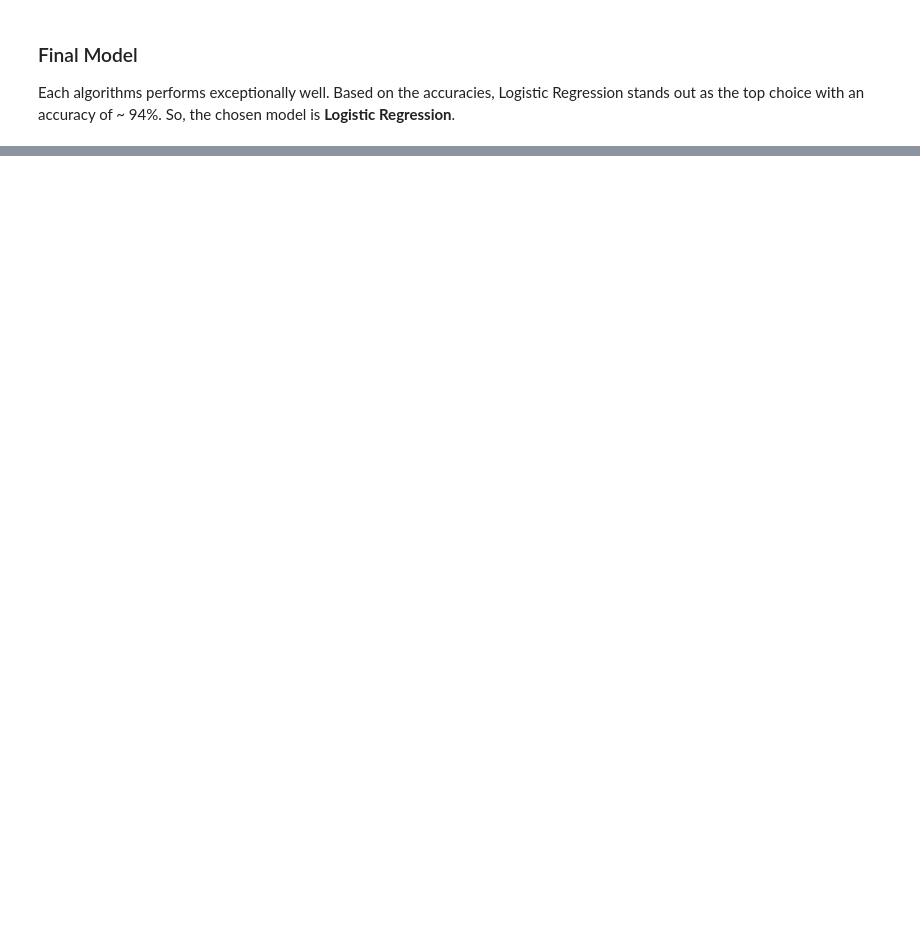
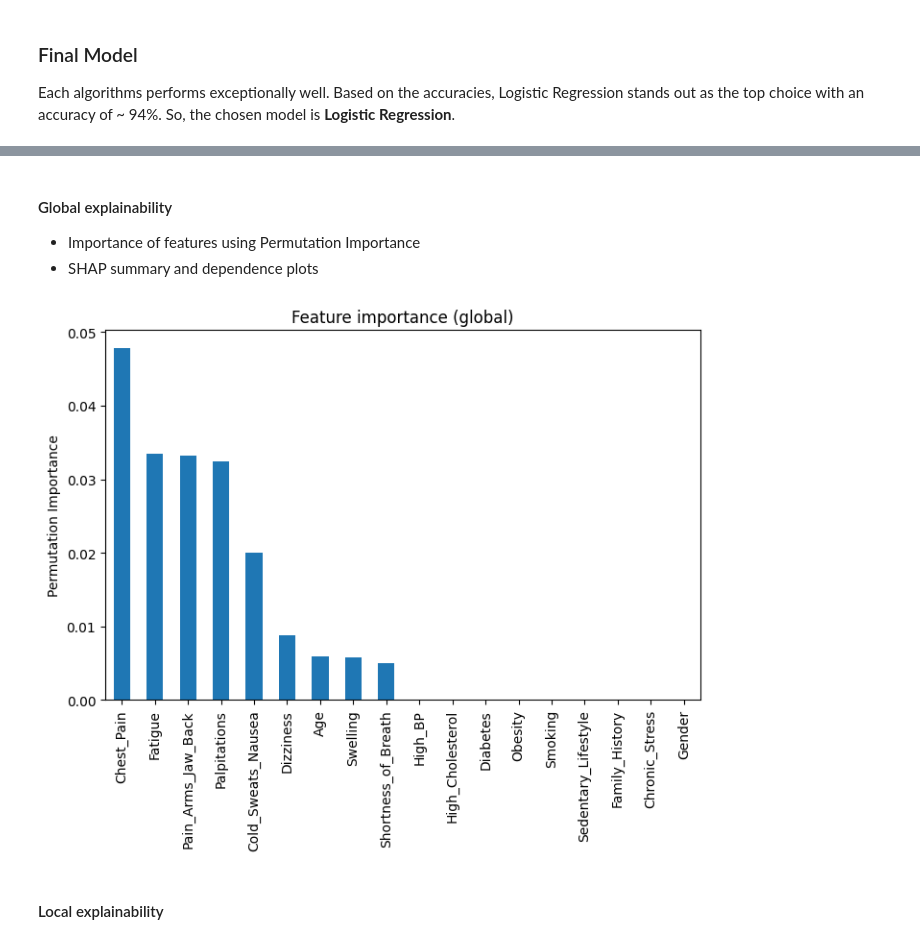
Before and after one commit to popalexr/Heart-disease-risk-prediction, a Jupyter notebook: notebook.ipynb, the cells around one changed output, grey strips where cells are left out. Saved outputs shown, nothing was run; the diff lists cells and outputs as text; code cells hidden in the pictures; blank space fills up the shorter version.

```diff
--- a/notebook.ipynb
+++ b/notebook.ipynb
@@ -423,3 +433,10 @@ from sklearn.ensemble import RandomForestClassifier
+# %%
+X_train, X_test, y_train, y_test = train_test_split(
+    X,
+    y,
+    test_size=0.5,
+    shuffle=False,
+)
 # %% [markdown]
 #### Define and train the model
 # %%
@@ -539,0 +650,5 @@ Each algorithms performs exceptionally well. Based on the accuracies, Logistic R
+# %% [markdown]
+#### Global explainability
+
+- Importance of features using Permutation Importance
+- SHAP summary and dependence plots
@@ -539,0 +657,13 @@ Each algorithms performs exceptionally well. Based on the accuracies, Logistic R
+# %%
+res = permutation_importance(model, lr_X_test, lr_y_test, n_repeats=10, random_state=0)
+importances = pd.Series(res.importances_mean, index=lr_X_test.columns).sort_values(ascending=False)
+
+plt.figure(figsize=(8,5))
+importances.plot.bar()
+plt.ylabel('Permutation Importance')
+plt.title('Feature importance (global)')
+plt.show()
+# %% [output]
+[figure, added]
+# %% [markdown]
+#### Local explainability
```
Also changed, not shown: parts of 29 cells of this notebook.
